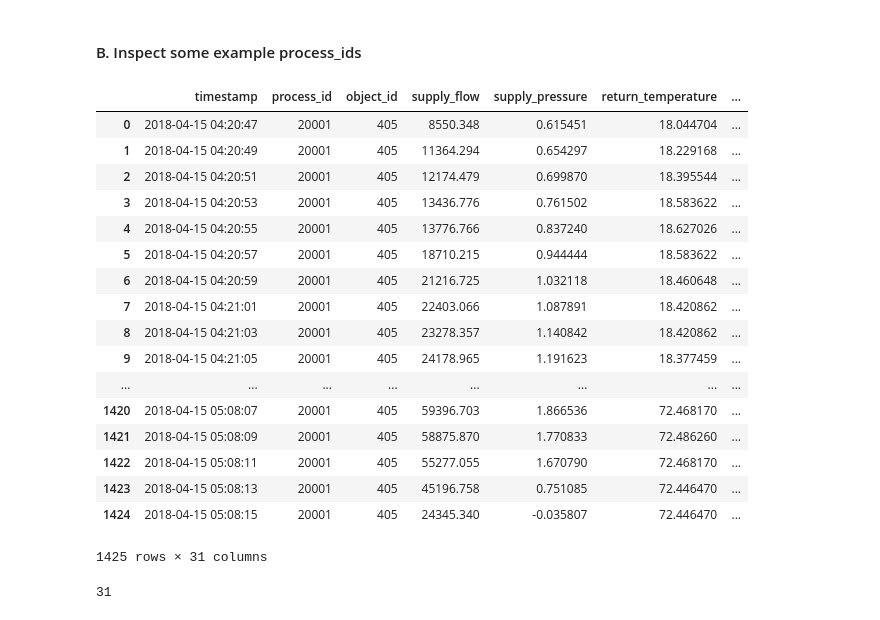
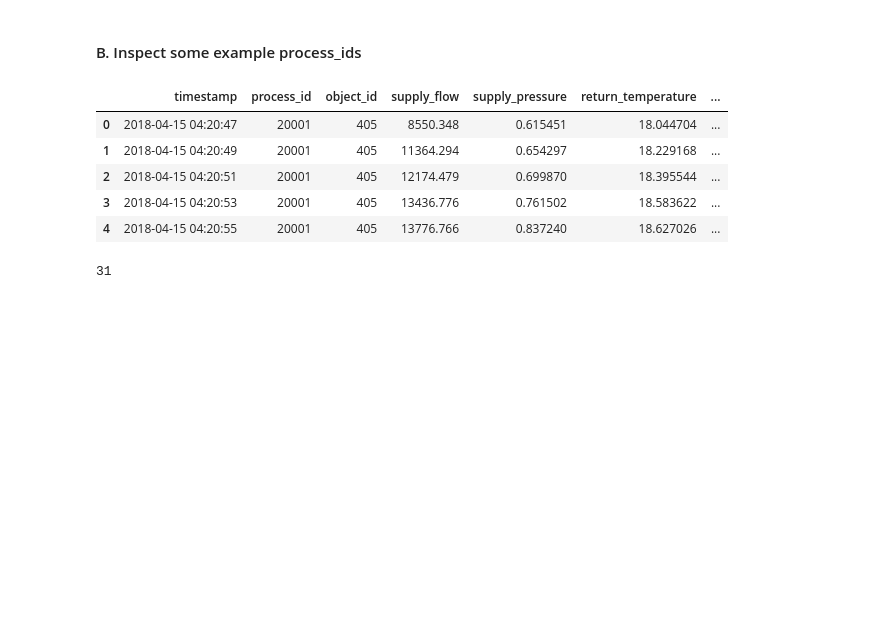
Before and after one commit to hrc27/Rinse_over_run, a Jupyter notebook: Rinse_over_Run_RNN.ipynb, the cells around one changed output. Cells and saved outputs as stored; diff of their text form; code cells hidden in the pictures; blank space fills up the shorter version.

```diff
--- a/Rinse_over_Run_RNN.ipynb
+++ b/Rinse_over_Run_RNN.ipynb
@@ -109,26 +108,14 @@ print(len(ids))
 # %%
 tc_0 = train_converted[train_converted.process_id == ids[0]]
 # %%
-tc_0
+tc_0.head()
 # %% [output]
 |  | timestamp | process_id | object_id | supply_flow | supply_pressure | return_temperature | ... |
 | 0 | 2018-04-15 04:20:47 | 20001 | 405 | 8550.348 | 0.615451 | 18.044704 | ... |
 | 1 | 2018-04-15 04:20:49 | 20001 | 405 | 11364.294 | 0.654297 | 18.229168 | ... |
 | 2 | 2018-04-15 04:20:51 | 20001 | 405 | 12174.479 | 0.699870 | 18.395544 | ... |
 | 3 | 2018-04-15 04:20:53 | 20001 | 405 | 13436.776 | 0.761502 | 18.583622 | ... |
 | 4 | 2018-04-15 04:20:55 | 20001 | 405 | 13776.766 | 0.837240 | 18.627026 | ... |
-| 5 | 2018-04-15 04:20:57 | 20001 | 405 | 18710.215 | 0.944444 | 18.583622 | ... |
-| 6 | 2018-04-15 04:20:59 | 20001 | 405 | 21216.725 | 1.032118 | 18.460648 | ... |
-| 7 | 2018-04-15 04:21:01 | 20001 | 405 | 22403.066 | 1.087891 | 18.420862 | ... |
-| 8 | 2018-04-15 04:21:03 | 20001 | 405 | 23278.357 | 1.140842 | 18.420862 | ... |
-| 9 | 2018-04-15 04:21:05 | 20001 | 405 | 24178.965 | 1.191623 | 18.377459 | ... |
-| ... | ... | ... | ... | ... | ... | ... | ... |
-| 1420 | 2018-04-15 05:08:07 | 20001 | 405 | 59396.703 | 1.866536 | 72.468170 | ... |
-| 1421 | 2018-04-15 05:08:09 | 20001 | 405 | 58875.870 | 1.770833 | 72.486260 | ... |
-| 1422 | 2018-04-15 05:08:11 | 20001 | 405 | 55277.055 | 1.670790 | 72.468170 | ... |
-| 1423 | 2018-04-15 05:08:13 | 20001 | 405 | 45196.758 | 0.751085 | 72.446470 | ... |
-| 1424 | 2018-04-15 05:08:15 | 20001 | 405 | 24345.340 | -0.035807 | 72.446470 | ... |
-1425 rows × 31 columns
 # %%
 tc_1 = train_converted[train_converted.process_id == ids[1]]
 # %%
```
Also changed, not shown: parts of 17 cells of this notebook.
